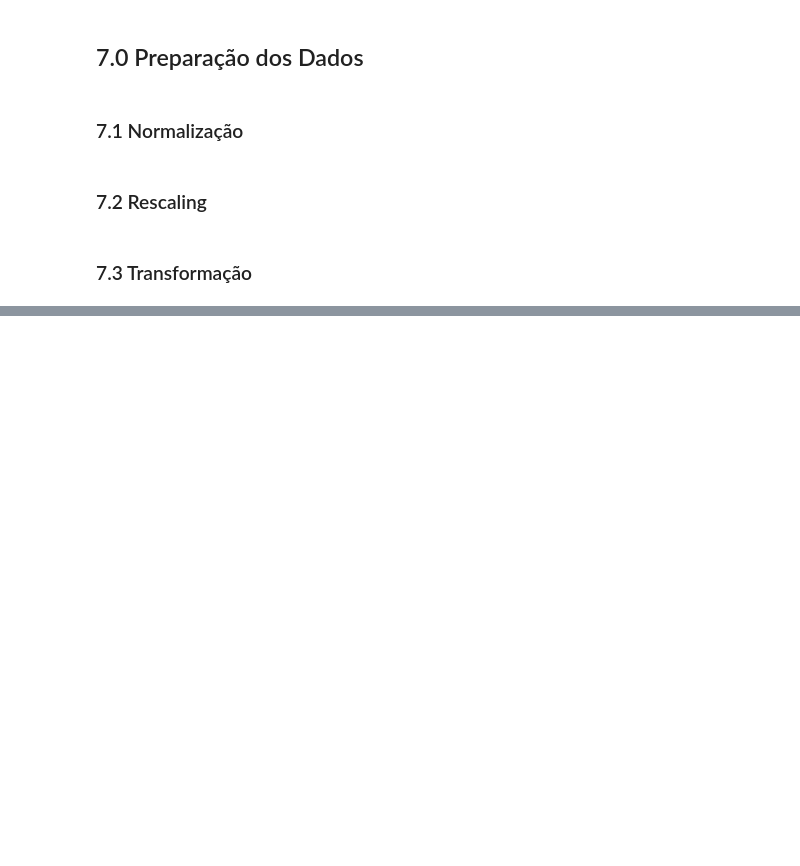
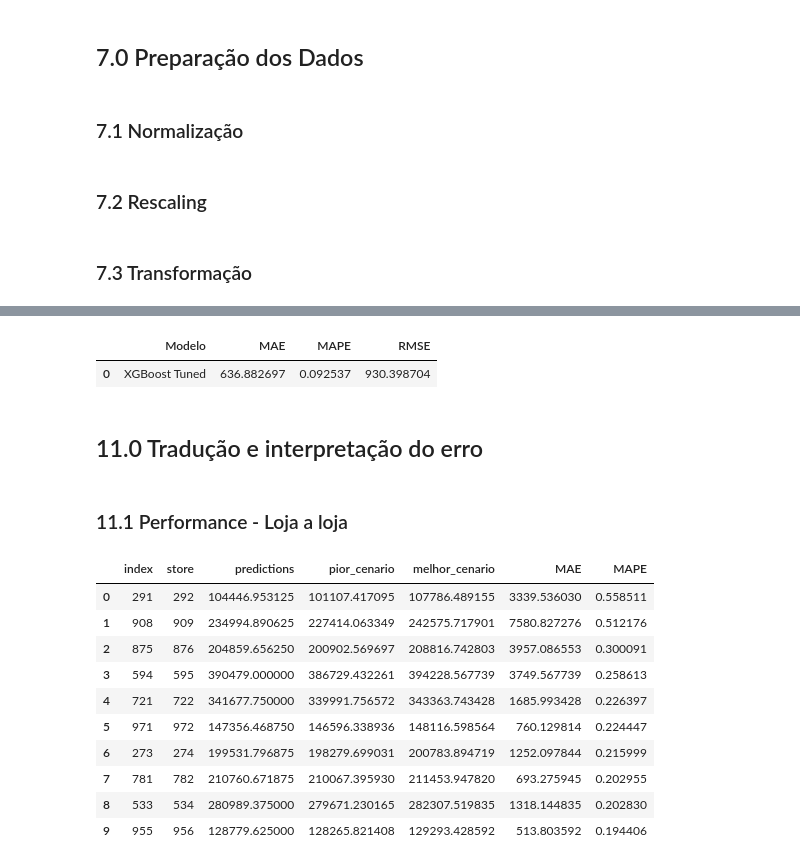
Before and after one commit to rafapires07/rossmann_store, a Jupyter notebook: rossmann_store_jupyter.ipynb, the cells around one changed output, grey strips where cells are left out. Drawn from its saved outputs; the diff is of its cells as text; code cells hidden in the pictures; blank space fills up the shorter version.

```diff
--- a/rossmann_store_jupyter.ipynb
+++ b/rossmann_store_jupyter.ipynb
@@ -845,0 +1178,7 @@ df_for_ml
+# %%
+#Performance
+xgb_tuned_result = ml_error('XGBoost Tuned', np.expm1(yteste),np.expm1(y_hat_xgb_tuned))
+xgb_tuned_result
+# %% [output]
+|  | Modelo | MAE | MAPE | RMSE |
+| 0 | XGBoost Tuned | 636.882697 | 0.092537 | 930.398704 |
@@ -845,0 +1188,2 @@ df_for_ml
+# %% [markdown]
+## 11.0 Tradução e interpretação do erro
@@ -845,0 +1196,2 @@ df_for_ml
+# %% [markdown]
+### 11.1 Performance - Loja a loja
@@ -845,0 +1216,14 @@ df_for_ml
+# %%
+df_performance.sort_values("MAPE", ascending = False).head(10).reset_index()
+# %% [output]
+|  | index | store | predictions | pior_cenario | melhor_cenario | MAE | MAPE |
+| 0 | 291 | 292 | 104446.953125 | 101107.417095 | 107786.489155 | 3339.536030 | 0.558511 |
+| 1 | 908 | 909 | 234994.890625 | 227414.063349 | 242575.717901 | 7580.827276 | 0.512176 |
+| 2 | 875 | 876 | 204859.656250 | 200902.569697 | 208816.742803 | 3957.086553 | 0.300091 |
+| 3 | 594 | 595 | 390479.000000 | 386729.432261 | 394228.567739 | 3749.567739 | 0.258613 |
+| 4 | 721 | 722 | 341677.750000 | 339991.756572 | 343363.743428 | 1685.993428 | 0.226397 |
+| 5 | 971 | 972 | 147356.468750 | 146596.338936 | 148116.598564 | 760.129814 | 0.224447 |
+| 6 | 273 | 274 | 199531.796875 | 198279.699031 | 200783.894719 | 1252.097844 | 0.215999 |
+| 7 | 781 | 782 | 210760.671875 | 210067.395930 | 211453.947820 | 693.275945 | 0.202955 |
+| 8 | 533 | 534 | 280989.375000 | 279671.230165 | 282307.519835 | 1318.144835 | 0.202830 |
+| 9 | 955 | 956 | 128779.625000 | 128265.821408 | 129293.428592 | 513.803592 | 0.194406 |
```
Also changed, not shown: parts of 78 cells of this notebook, 1 other file.
